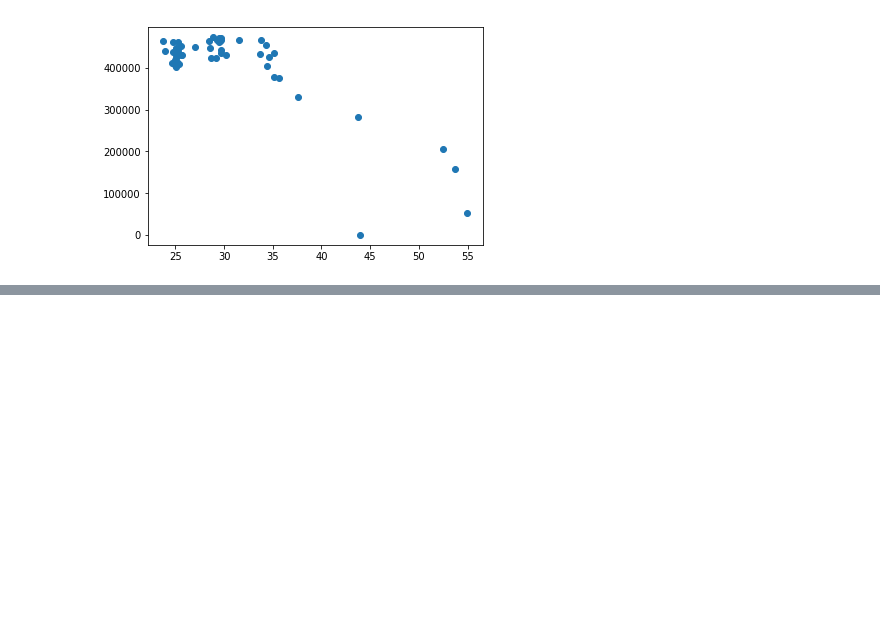
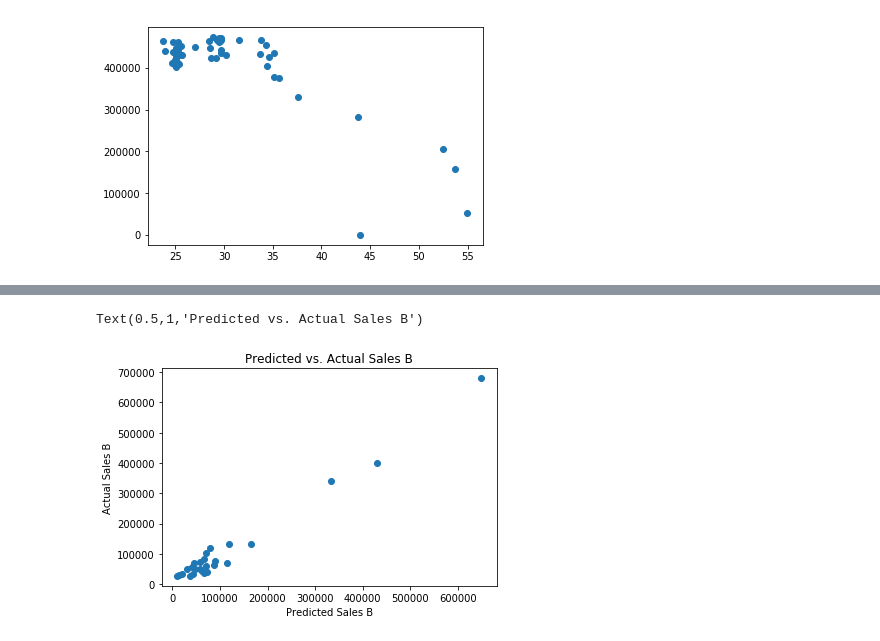
Before and after one commit to docligot/web-bootcamp-1, a Jupyter notebook: doc/python/Python Exercises.ipynb, the cells around one changed output, grey strips where cells are left out. Cells and saved outputs as stored; diff of their text form; code cells hidden in the pictures; blank space fills up the shorter version.

```diff
--- a/doc/python/Python Exercises.ipynb
+++ b/doc/python/Python Exercises.ipynb
@@ -242,0 +250,10 @@ plt.scatter(df.price_a, df.sales_a)
+# %%
+from sklearn.linear_model import LinearRegression
+lm = LinearRegression()
+# %%
+train = df.loc[df['set'] == 'Train'] # create training set
+test = df.loc[df['set'] == 'Test'] # create testing set
+# %%
+ind_var = train[['sales_a', 'price_a', 'price_b', 'ads_b', 'influencers_b']]
+# %%
+lm.fit(ind_var, train.sales_b)
@@ -242,0 +294,8 @@ plt.scatter(df.price_a, df.sales_a)
+# %%
+plt.scatter(lm.predict(ind_var), train.sales_b) #visualize predicted vs. actual Y
+plt.xlabel('Predicted Sales B')
+plt.ylabel('Actual Sales B')
+plt.title('Predicted vs. Actual Sales B')
+# %% [output]
+Text(0.5,1,'Predicted vs. Actual Sales B')
+[figure, added]
```
Also changed, not shown: parts of 26 cells of this notebook.
